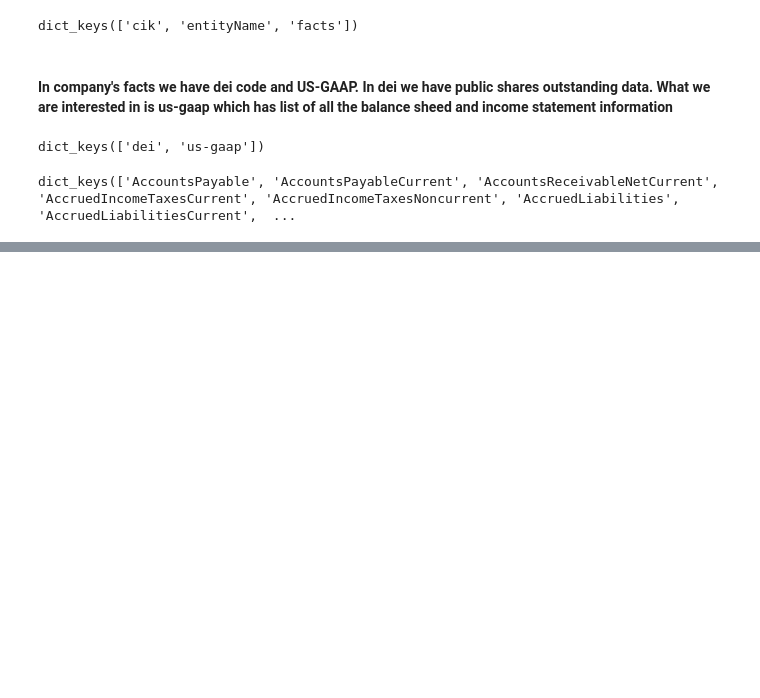
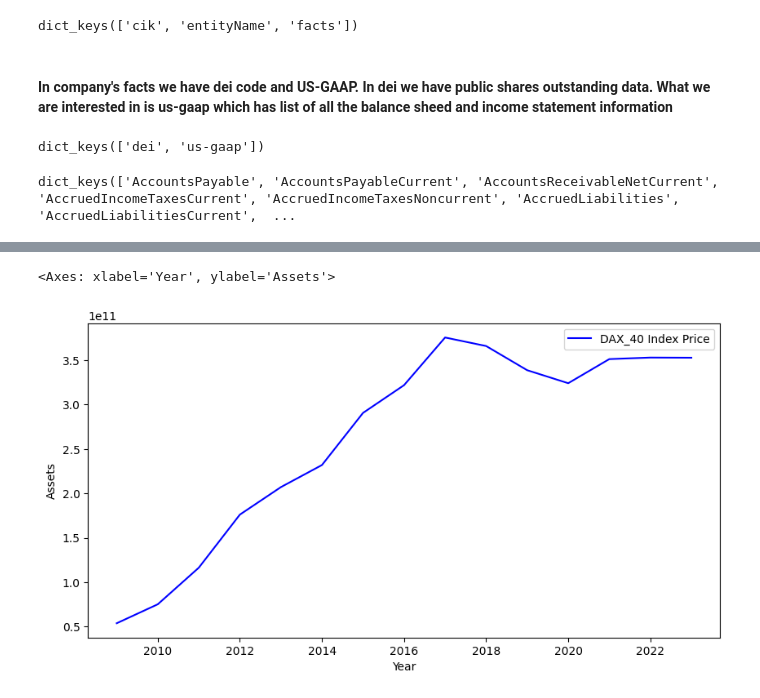
Before and after one commit to maseehfaizan/Project-Code, a Jupyter notebook: Master.ipynb, the cells around one changed output, grey strips where cells are left out. Cells and saved outputs as stored; diff of their text form; code cells hidden in the pictures; blank space fills up the shorter version.

```diff
--- a/Master.ipynb
+++ b/Master.ipynb
@@ -277,0 +192,29 @@ balance
+# %%
+financials = pd.DataFrame(columns=['Year','val'])
+ix = 0
+for key,value in names.items():
+    # To comply with SEC we need to set a timer so the program doesn't request too many items at once
+    time.sleep(0.12)
+    name = key
+    company_concept = requests.get(f'https://data.sec.gov/api/xbrl/companyconcept/CIK{cik}/us-gaap/{value}.json',headers=headers).json()
+    # the unit for Earning per share is USD/Share and not USD which means I need to adapt the code for that
+    if key == 'EPS':
+        name = pd.DataFrame(company_concept['units']['USD/shares'])
+    else:
+        name = pd.DataFrame(company_concept['units']['USD'])
+    name = name[name['form'] == '10-K']
+    name = name.drop_duplicates(subset='fy',keep='last')
+    name = name.tail(60)
+    name = name[['fy','val']]
+    name = name.rename(columns={'fy':'Year','val':key})
+    # I want to initialize the balance sheet that is why I need to merge on name, then after I will merge on Balance Sheet dataframe
+    if ix == 0:
+        financials = financials.merge(name,left_on='Year',right_on='Year',how='right')
+        ix +=1
+    else:
+        financials = financials.merge(name,left_on='Year',right_on='Year',how='left')
+
+financials = financials.drop('val',axis = 1)
+financials = financials.sort_values(by='Year',ascending=False)
+financials = financials.set_index('Year')
+financials = financials.T
@@ -277,0 +228,8 @@ balance
+# %%
+income = financials.iloc[6:].transpose()
+
+balance = financials.iloc[:6].transpose()
+
+
+income.reset_index(inplace=True)
+balance.reset_index(inplace=True)
@@ -277,0 +320,8 @@ balance
+# %%
+fig, ax = plt.subplots(figsize=(10,5))
+
+sns.lineplot(x='Year', y='Assets', data= balance, ax=ax,
+             label='DAX_40 Index Price', color='blue')
+# %% [output]
+<Axes: xlabel='Year', ylabel='Assets'>
+[figure, added]
```
Also changed, not shown: parts of 20 cells of this notebook.
